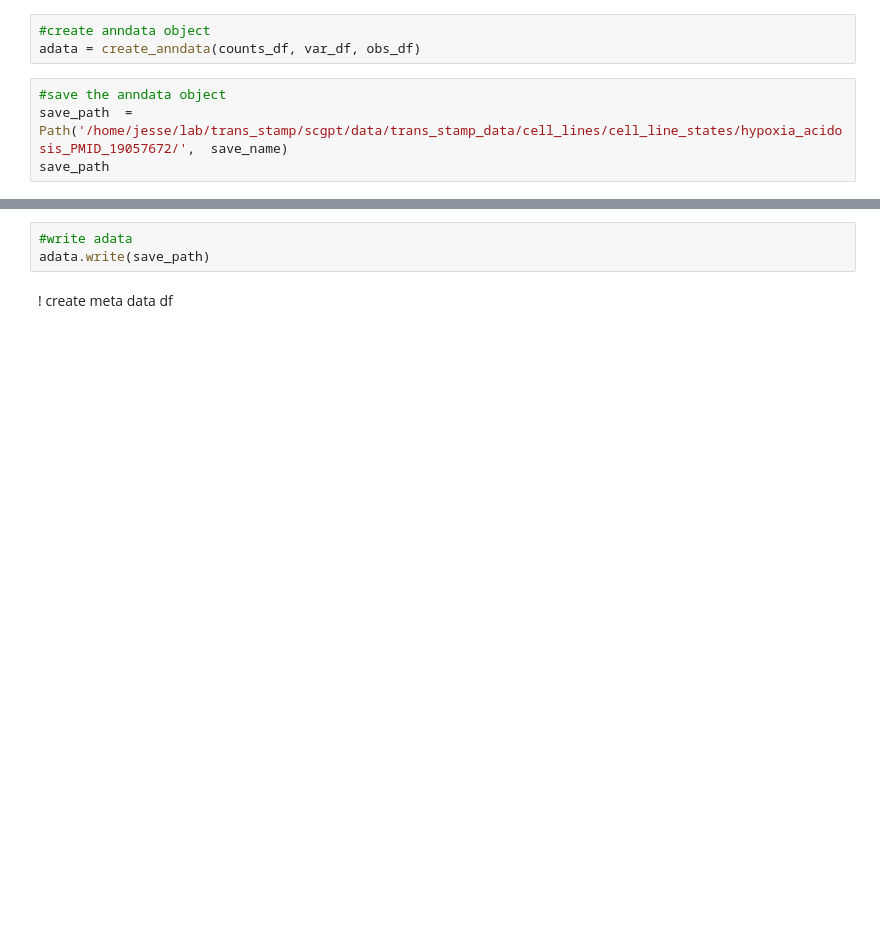
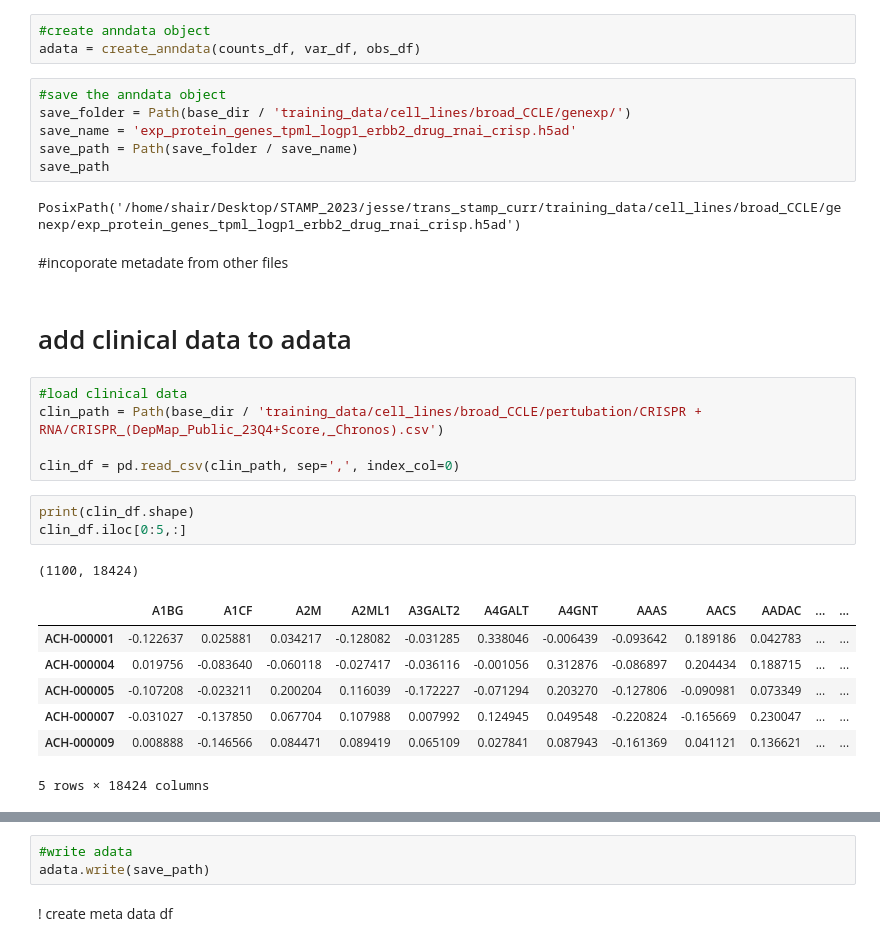
Before and after one commit to Jesse3141/j_scgpt_utils, a Jupyter notebook: bulk2hda5.ipynb, the cells around one changed output, grey strips where cells are left out. Saved outputs shown, nothing was run; the diff lists cells and outputs as text; blank space fills up the shorter version.

```diff
--- a/bulk2hda5.ipynb
+++ b/bulk2hda5.ipynb
@@ -180,5 +183,30 @@ counts_df = bulk_genexp.drop(['Gene ID', 'Gene Name'], axis=1).values.T
 adata = create_anndata(counts_df, var_df, obs_df)
 # %%
 #save the anndata object
-save_path  = Path('/home/jesse/lab/trans_stamp/scgpt/data/trans_stamp_data/cell_lines/cell_line_states/hypoxia_acidosis_PMID_19057672/',  save_name)
+save_folder = Path(base_dir / 'training_data/cell_lines/broad_CCLE/genexp/')
+save_name = 'exp_protein_genes_tpml_logp1_erbb2_drug_rnai_crisp.h5ad'
+save_path = Path(save_folder / save_name)
 save_path
+# %% [output]
+PosixPath('/home/shair/Desktop/STAMP_2023/jesse/trans_stamp_curr/training_data/cell_lines/broad_CCLE/genexp/exp_protein_genes_tpml_logp1_erbb2_drug_rnai_crisp.h5ad')
+# %% [markdown]
+#incoporate metadate from other files
+# %% [markdown]
+# add clinical data to adata
+# %%
+#load clinical data
+clin_path = Path(base_dir / 'training_data/cell_lines/broad_CCLE/pertubation/CRISPR + RNA/CRISPR_(DepMap_Public_23Q4+Score,_Chronos).csv')
+
+clin_df = pd.read_csv(clin_path, sep=',', index_col=0)
+# %%
+print(clin_df.shape)
+clin_df.iloc[0:5,:]
+# %% [output]
+(1100, 18424)
+|  | A1BG | A1CF | A2M | A2ML1 | A3GALT2 | A4GALT | A4GNT | AAAS | AACS | AADAC | ... | ... |
+| ACH-000001 | -0.122637 | 0.025881 | 0.034217 | -0.128082 | -0.031285 | 0.338046 | -0.006439 | -0.093642 | 0.189186 | 0.042783 | ... | ... |
+| ACH-000004 | 0.019756 | -0.083640 | -0.060118 | -0.027417 | -0.036116 | -0.001056 | 0.312876 | -0.086897 | 0.204434 | 0.188715 | ... | ... |
+| ACH-000005 | -0.107208 | -0.023211 | 0.200204 | 0.116039 | -0.172227 | -0.071294 | 0.203270 | -0.127806 | -0.090981 | 0.073349 | ... | ... |
+| ACH-000007 | -0.031027 | -0.137850 | 0.067704 | 0.107988 | 0.007992 | 0.124945 | 0.049548 | -0.220824 | -0.165669 | 0.230047 | ... | ... |
+| ACH-000009 | 0.008888 | -0.146566 | 0.084471 | 0.089419 | 0.065109 | 0.027841 | 0.087943 | -0.161369 | 0.041121 | 0.136621 | ... | ... |
+5 rows × 18424 columns
```
Also changed, not shown: parts of 43 cells of this notebook, 1 other file.
